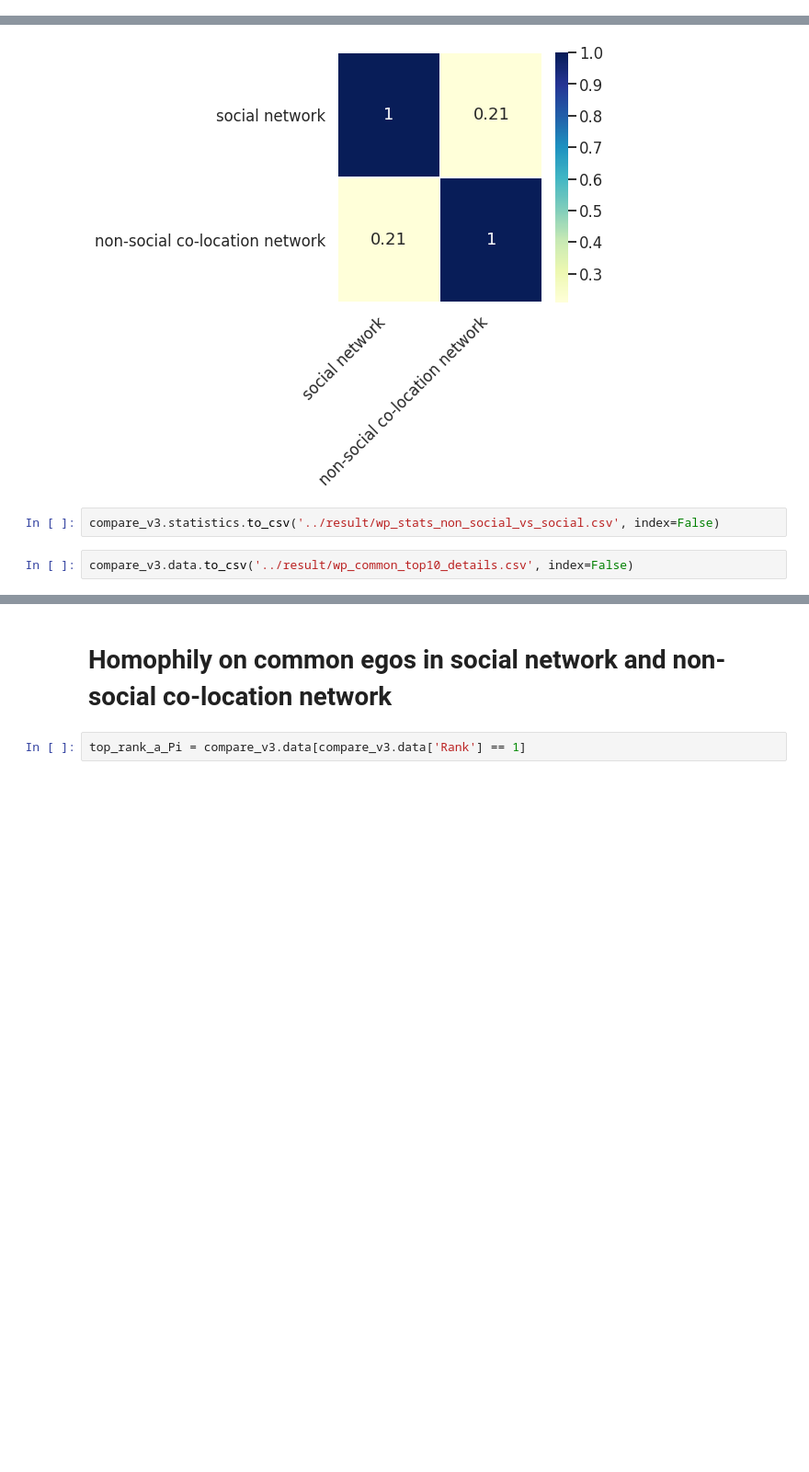
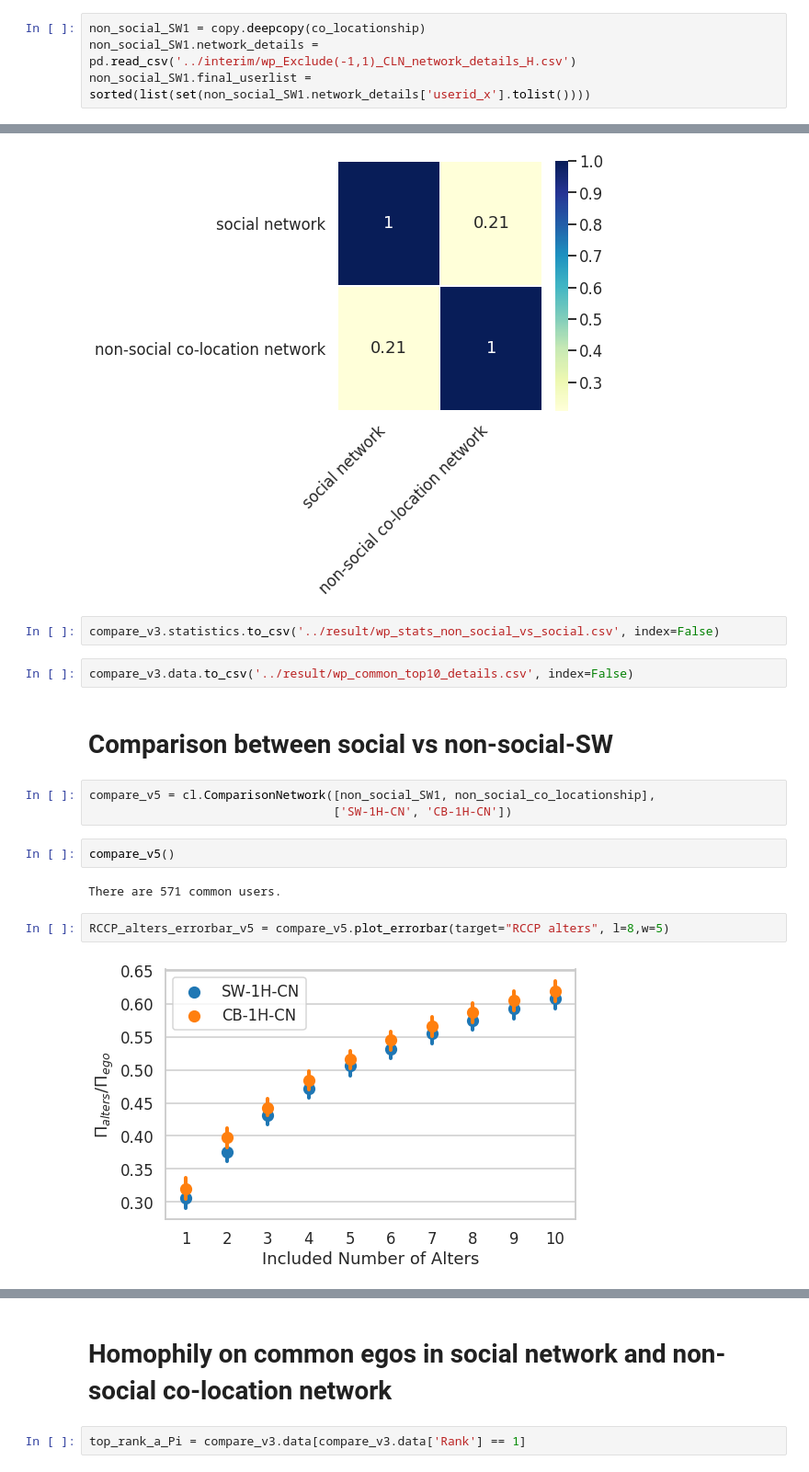
Before and after one commit to Magica-Chen/co-locationship, a Jupyter notebook: example/example_weeplaces.ipynb, the cells around one changed output, grey strips where cells are left out. Shown at 92% size. Cells and saved outputs as stored; diff of their text form; blank space fills up the shorter version.

```diff
--- a/example/example_weeplaces.ipynb
+++ b/example/example_weeplaces.ipynb
@@ -219,3 +221,7 @@ non_social_co_locationship.final_userlist = sorted(list(set(non_social_co_locati
+# %%
+non_social_SW1 = copy.deepcopy(co_locationship)
+non_social_SW1.network_details = pd.read_csv('../interim/wp_Exclude(-1,1)_CLN_network_details_H.csv')
+non_social_SW1.final_userlist = sorted(list(set(non_social_SW1.network_details['userid_x'].tolist())))
 # %% [markdown]
 # Comparison between social vs non-social
 # %%
@@ -269,3 +275,16 @@ local_sim_v3 = compare_v3.plot_similarity(local=False, l=5,w=5)
 compare_v3.statistics.to_csv('../result/wp_stats_non_social_vs_social.csv', index=False)
 # %%
 compare_v3.data.to_csv('../result/wp_common_top10_details.csv', index=False)
+# %% [markdown]
+# Comparison between social vs non-social-SW
+# %%
+compare_v5 = cl.ComparisonNetwork([non_social_SW1, non_social_co_locationship],
+                                  ['SW-1H-CN', 'CB-1H-CN'])
+# %%
+compare_v5()
+# %% [output]
+There are 571 common users.
+# %%
+RCCP_alters_errorbar_v5 = compare_v5.plot_errorbar(target="RCCP alters", l=8,w=5)
+# %% [output]
+[figure, added]
```
Also changed, not shown: parts of 11 cells of this notebook.
